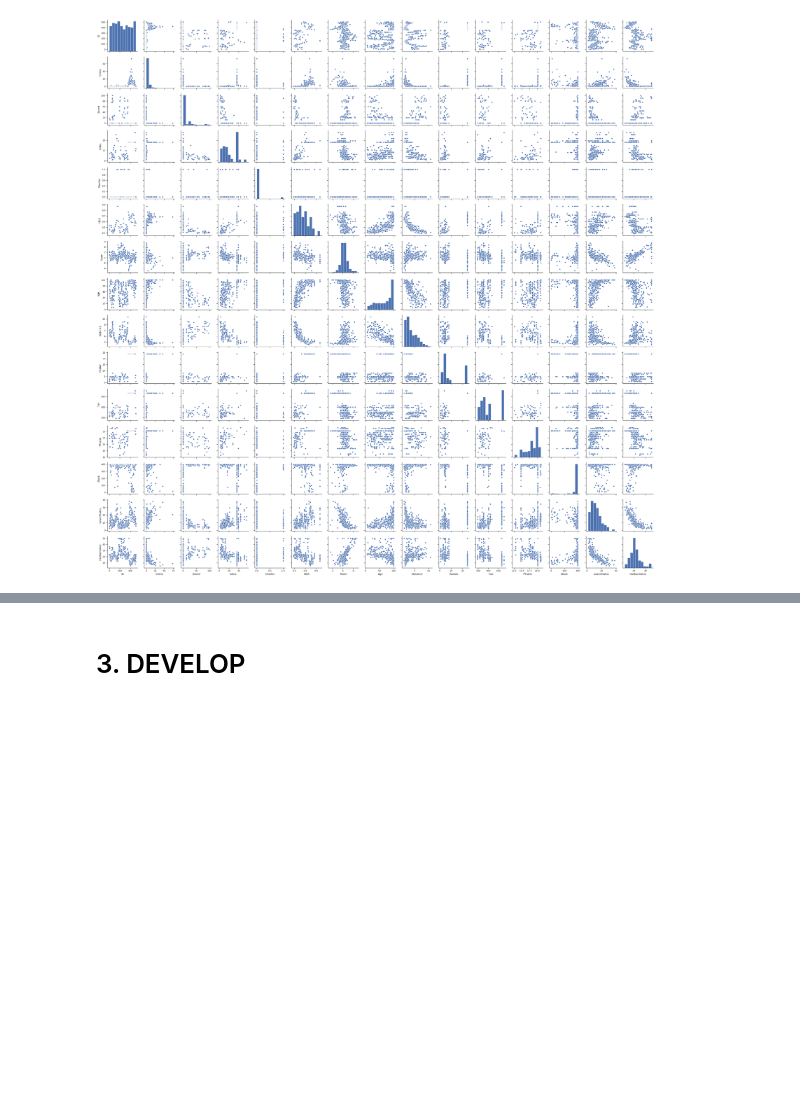
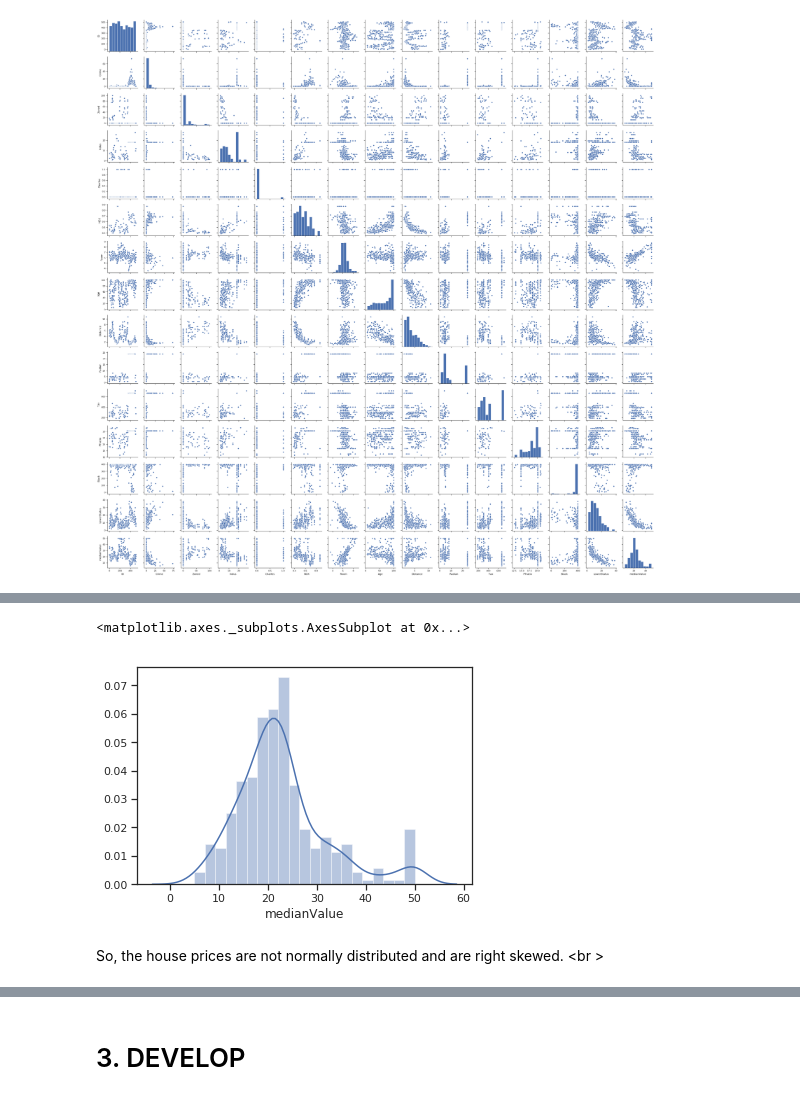
Before and after one commit to varushij/Boston-Housing, a Jupyter notebook: Boston Housing Prices.ipynb, the cells around one changed output, grey strips where cells are left out. Cells and saved outputs as stored; diff of their text form; code cells hidden in the pictures; blank space fills up the shorter version.

```diff
--- a/Boston Housing Prices.ipynb
+++ b/Boston Housing Prices.ipynb
@@ -147,0 +197,7 @@ sns.pairplot(train)
+# %%
+sns.distplot(train['medianValue'])
+# %% [output]
+<matplotlib.axes._subplots.AxesSubplot at 0x...>
+[figure, added]
+# %% [markdown]
+So, the house prices are not normally distributed and are right skewed. <br \>
```
Also changed, not shown: parts of 19 cells of this notebook.
